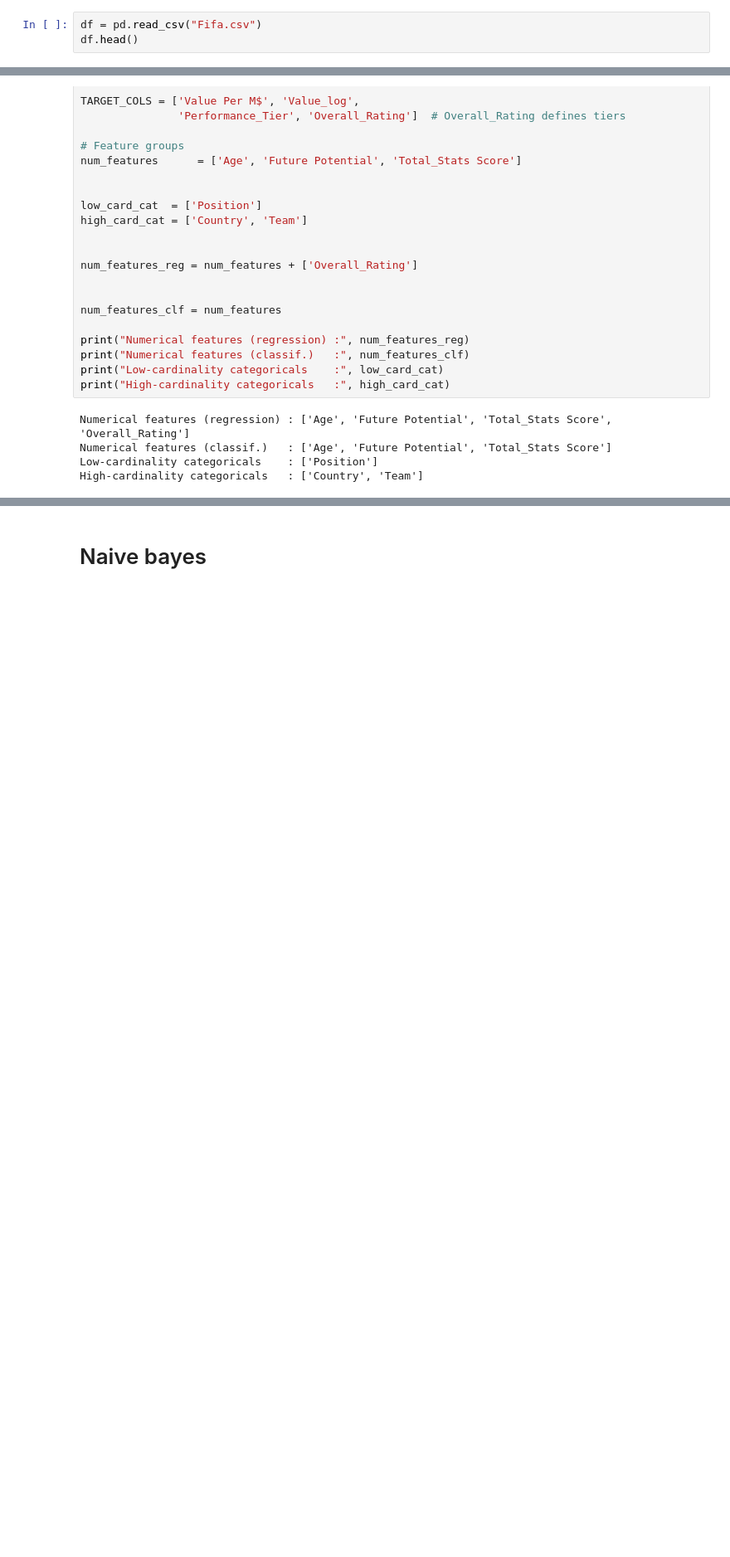
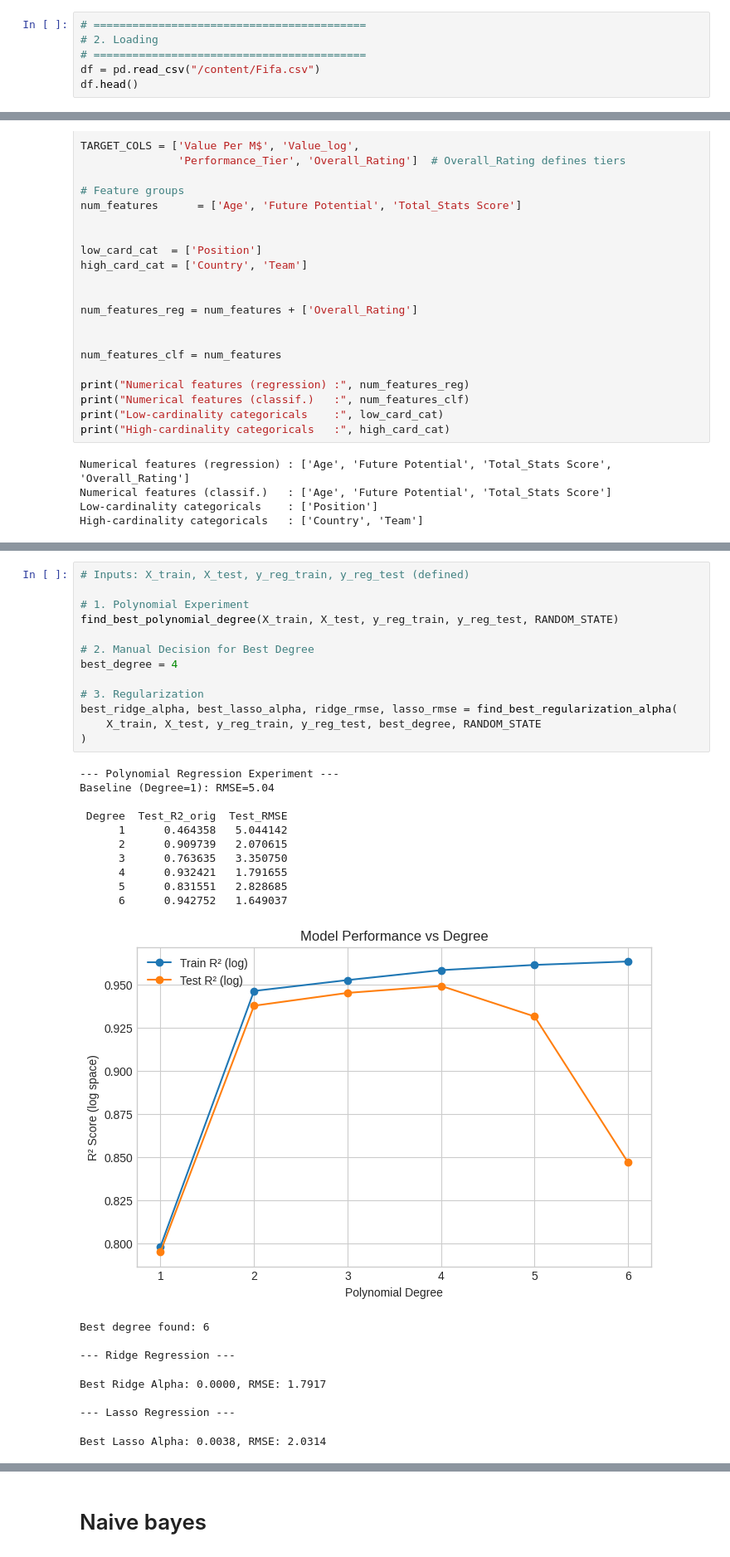
Before and after one commit to youssef28m/fifa-performance-analysis, a Jupyter notebook: main.ipynb, the cells around one changed output, grey strips where cells are left out. Shown at 83% size. Cells and saved outputs as stored; diff of their text form; blank space fills up the shorter version.

Commit message:
Polynomial Regression & Regularization Done

```diff
--- a/main.ipynb
+++ b/main.ipynb
@@ -3,5 +21,8 @@ import pandas as pd
 # %%
-df = pd.read_csv("Fifa.csv")
+# ==========================================
+# 2. Loading
+# ==========================================
+df = pd.read_csv("/content/Fifa.csv")
 df.head()
 # %% [output]
 |  | Name | Country | Position | Age | Overall_Rating | Future Potential | Team | Value Per M$ | ... |
@@ -323,0 +567,32 @@ print(f"  X_train shape : {X_train_clf.shape}")
+# %%
+# Inputs: X_train, X_test, y_reg_train, y_reg_test (defined)
+
+# 1. Polynomial Experiment
+find_best_polynomial_degree(X_train, X_test, y_reg_train, y_reg_test, RANDOM_STATE)
+
+# 2. Manual Decision for Best Degree
+best_degree = 4
+
+# 3. Regularization
+best_ridge_alpha, best_lasso_alpha, ridge_rmse, lasso_rmse = find_best_regularization_alpha(
+    X_train, X_test, y_reg_train, y_reg_test, best_degree, RANDOM_STATE
+)
+# %% [output]
+--- Polynomial Regression Experiment ---
+Baseline (Degree=1): RMSE=5.04
+
+ Degree  Test_R2_orig  Test_RMSE
+      1      0.464358   5.044142
+      2      0.909739   2.070615
+      3      0.763635   3.350750
+      4      0.932421   1.791655
+      5      0.831551   2.828685
+      6      0.942752   1.649037
+[figure, added]
+Best degree found: 6
+
+--- Ridge Regression ---
+Best Ridge Alpha: 0.0000, RMSE: 1.7917
+
+--- Lasso Regression ---
+Best Lasso Alpha: 0.0038, RMSE: 2.0314
```
Also changed, not shown: parts of 20 cells of this notebook.
